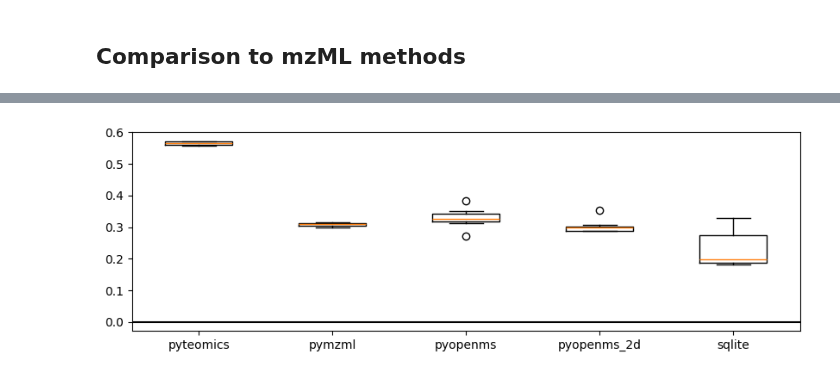
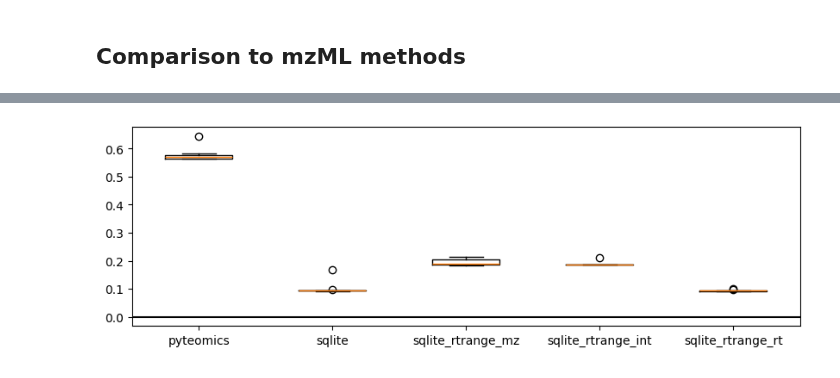
Before and after one commit to wkumler/mzsql, a Jupyter notebook: demo_notebooks/SQLite_notebook.ipynb, the cells around one changed output, grey strips where cells are left out. Cells and saved outputs as stored; diff of their text form; code cells hidden in the pictures.

Commit message:
Adds filtering for which index you want to add. Changes test comparisons to include ordered data with all 3 index types.

```diff
--- a/demo_notebooks/SQLite_notebook.ipynb
+++ b/demo_notebooks/SQLite_notebook.ipynb
@@ -112,11 +106,11 @@ plt.show()
 # %%
 pyteomics_rtrange = timeit.repeat('get_rtrange_mzml_pyteomics("../demo_data/180205_Poo_TruePoo_Full1.mzML", 6.5, 8)', globals=globals(), number=1, repeat=10)
-pymzml_rtrange = timeit.repeat('get_rtrange_mzml_pymzml("../demo_data/180205_Poo_TruePoo_Full1.mzML", 6.5, 8)', globals=globals(), number=1, repeat=10)
-pyopenms_rtrange = timeit.repeat('get_rtrange_mzml_pyopenms("../demo_data/180205_Poo_TruePoo_Full1.mzML", 6.5, 8)', globals=globals(), number=1, repeat=10)
-pyopenms_rtrange_2d = timeit.repeat('get_rtrange_mzml_pyopenms_2DPeak("../demo_data/180205_Poo_TruePoo_Full1.mzML", 6.5, 8)', globals=globals(), number=1, repeat=10)
 sqlite_rtrange = timeit.repeat('get_rtrange_sqlite("../demo_data/180205_Poo_TruePoo_Full1.sqlite", 6.5, 8)', globals=globals(), number=1, repeat=10)
-plt.boxplot([pyteomics_rtrange, pymzml_rtrange, pyopenms_rtrange, pyopenms_rtrange_2d, sqlite_rtrange],
-            tick_labels=["pyteomics", "pymzml", "pyopenms", "pyopenms_2d", "sqlite"])
+sqlite_rtrange_ordered_mz = timeit.repeat('get_rtrange_sqlite("../demo_data/180205_Poo_TruePoo_Full1_ordered_mz.sqlite", 6.5, 8)', globals=globals(), number=1, repeat=10)
+sqlite_rtrange_ordered_int = timeit.repeat('get_rtrange_sqlite("../demo_data/180205_Poo_TruePoo_Full1_ordered_int.sqlite", 6.5, 8)', globals=globals(), number=1, repeat=10)
+sqlite_rtrange_ordered_rt = timeit.repeat('get_rtrange_sqlite("../demo_data/180205_Poo_TruePoo_Full1_ordered_rt.sqlite", 6.5, 8)', globals=globals(), number=1, repeat=10)
+plt.boxplot([pyteomics_rtrange, sqlite_rtrange, sqlite_rtrange_ordered_mz, sqlite_rtrange_ordered_int, sqlite_rtrange_ordered_rt],
+            tick_labels=["pyteomics", "sqlite", "sqlite_rtrange_mz", "sqlite_rtrange_int", "sqlite_rtrange_rt"])
 plt.axhline(y=0, color="k")
 plt.show()
 # %% [output]
@@ -133 +117 @@ plt.show()
-[figure, old version]
+[figure, new version]
```
Also changed, not shown: parts of 11 cells of this notebook, 1 other file.
